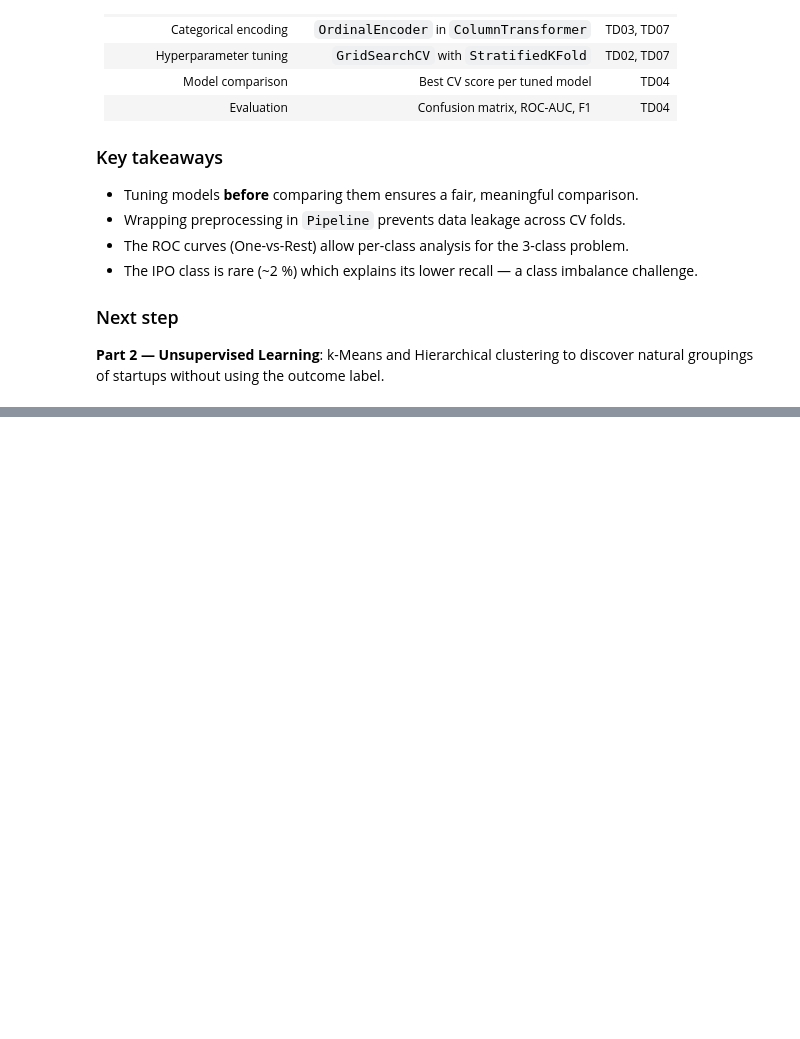
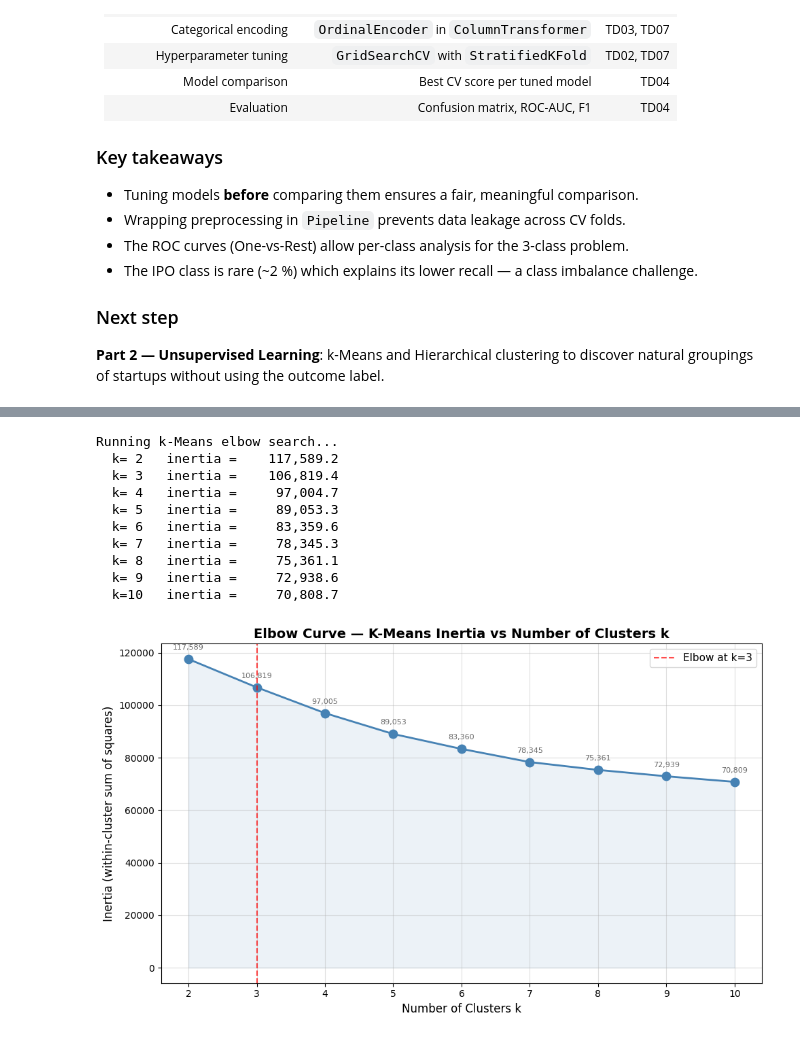
Before and after one commit to Clement-NI/Machine_learning_project_kaggle_start_up_success_data, a Jupyter notebook: scientificProject1/task.ipynb, the cells around one changed output, grey strips where cells are left out. Saved outputs shown, nothing was run; the diff lists cells and outputs as text; code cells hidden in the pictures; blank space fills up the shorter version.

```diff
--- a/scientificProject1/task.ipynb
+++ b/scientificProject1/task.ipynb
@@ -704,0 +814,50 @@ natural groupings of startups without using the outcome label.
+# %%
+# Run k-Means for k = 2 to 10 on a 20k subsample for speed
+# (inertia trends are stable with 20k samples — confirmed by sklearn docs)
+rng_elbow = np.random.RandomState(RANDOM_STATE)
+idx_elbow = rng_elbow.choice(len(X_scaled), size=20_000, replace=False)
+X_elbow   = X_scaled[idx_elbow]
+
+k_range  = range(2, 11)
+inertias = []
+
+print('Running k-Means elbow search...')
+for k in k_range:
+    km = KMeans(n_clusters=k, random_state=RANDOM_STATE, n_init=5)
+    km.fit(X_elbow)
+    inertias.append(km.inertia_)
+    print(f'  k={k:2d}   inertia = {km.inertia_:>12,.1f}')
+
+# ── Elbow plot ─────────────────────────────────────────────────────────────────
+fig, ax = plt.subplots(figsize=(10, 6))
+ax.plot(list(k_range), inertias, marker='o', color='steelblue',
+        linewidth=2, markersize=9)
+ax.fill_between(list(k_range), inertias, alpha=0.1, color='steelblue')
+
+for k, inertia in zip(k_range, inertias):
+    ax.annotate(f'{inertia:,.0f}', (k, inertia),
+                textcoords='offset points', xytext=(0, 10),
+                ha='center', fontsize=8, color='dimgray')
+
+ax.axvline(3, color='red', linestyle='--', alpha=0.7, label='Elbow at k=3')
+ax.set_title('Elbow Curve — K-Means Inertia vs Number of Clusters k',
+             fontsize=14, fontweight='bold')
+ax.set_xlabel('Number of Clusters k', fontsize=12)
+ax.set_ylabel('Inertia (within-cluster sum of squares)', fontsize=12)
+ax.set_xticks(list(k_range))
+ax.legend(fontsize=11)
+ax.grid(alpha=0.4)
+plt.tight_layout()
+plt.show()
+# %% [output]
+Running k-Means elbow search...
+  k= 2   inertia =    117,589.2
+  k= 3   inertia =    106,819.4
+  k= 4   inertia =     97,004.7
+  k= 5   inertia =     89,053.3
+  k= 6   inertia =     83,359.6
+  k= 7   inertia =     78,345.3
+  k= 8   inertia =     75,361.1
+  k= 9   inertia =     72,938.6
+  k=10   inertia =     70,808.7
+[figure, added]
```
Also changed, not shown: parts of 18 cells of this notebook.
